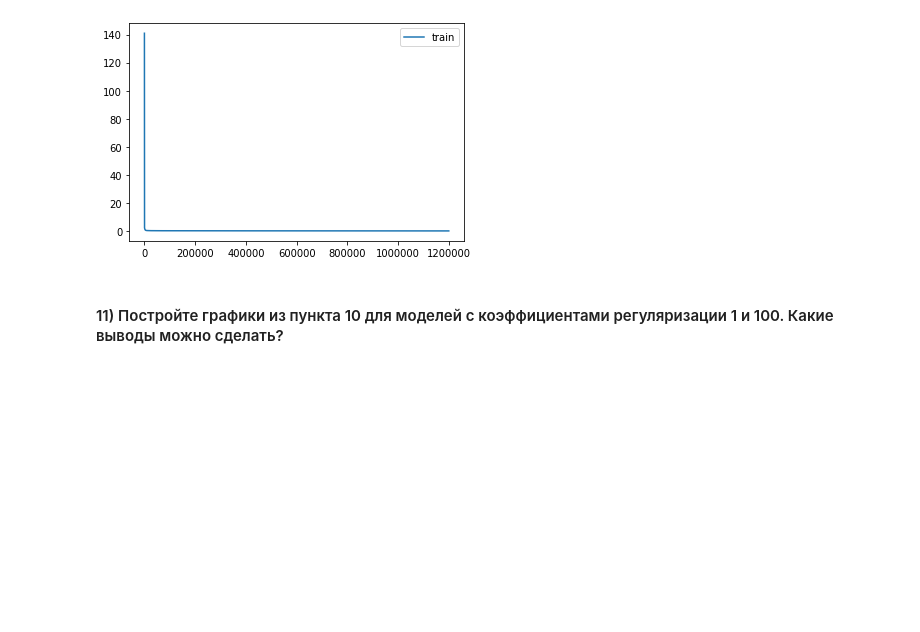
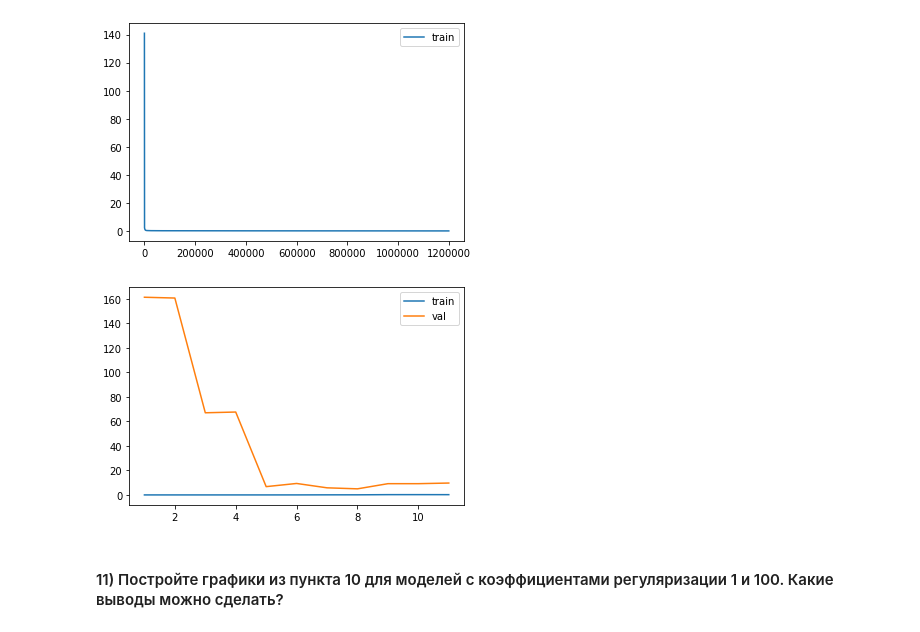
Before and after one commit to ByMyTry/MO_3sem, a Jupyter notebook: laba3/laba3.ipynb, the cells around one changed output. Cells and saved outputs as stored; diff of their text form; code cells hidden in the pictures; blank space fills up the shorter version.

```diff
--- a/laba3/laba3.ipynb
+++ b/laba3/laba3.ipynb
@@ -184,6 +208,13 @@ plt.legend()
 plt.show()
 # %% [output]
 [figure]
+# %%
+def get_model():
+    return LinearRegressionL2(lr=0.1, lambda_=0)
+
+plot_learning_curve2(get_model, Xp_norm, y, Xp_val_norm, yval, max_iters=10000)
+# %% [output]
+[figure, added]
 # %% [markdown]
 #### 11) Постройте графики из пункта 10 для моделей с коэффициентами регуляризации 1 и 100. Какие выводы можно сделать?
 # %%
```
Also changed, not shown: parts of 6 cells of this notebook, 1 other file.
